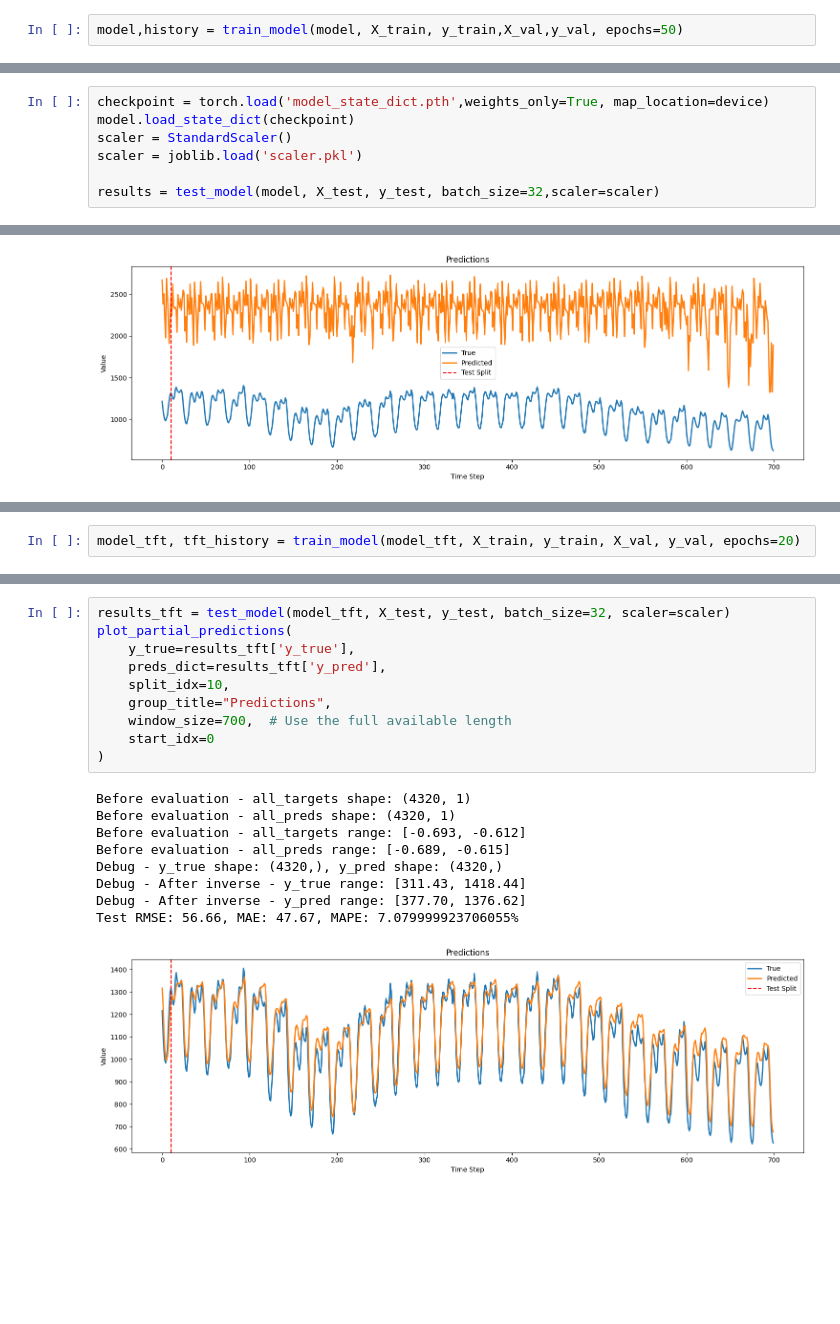
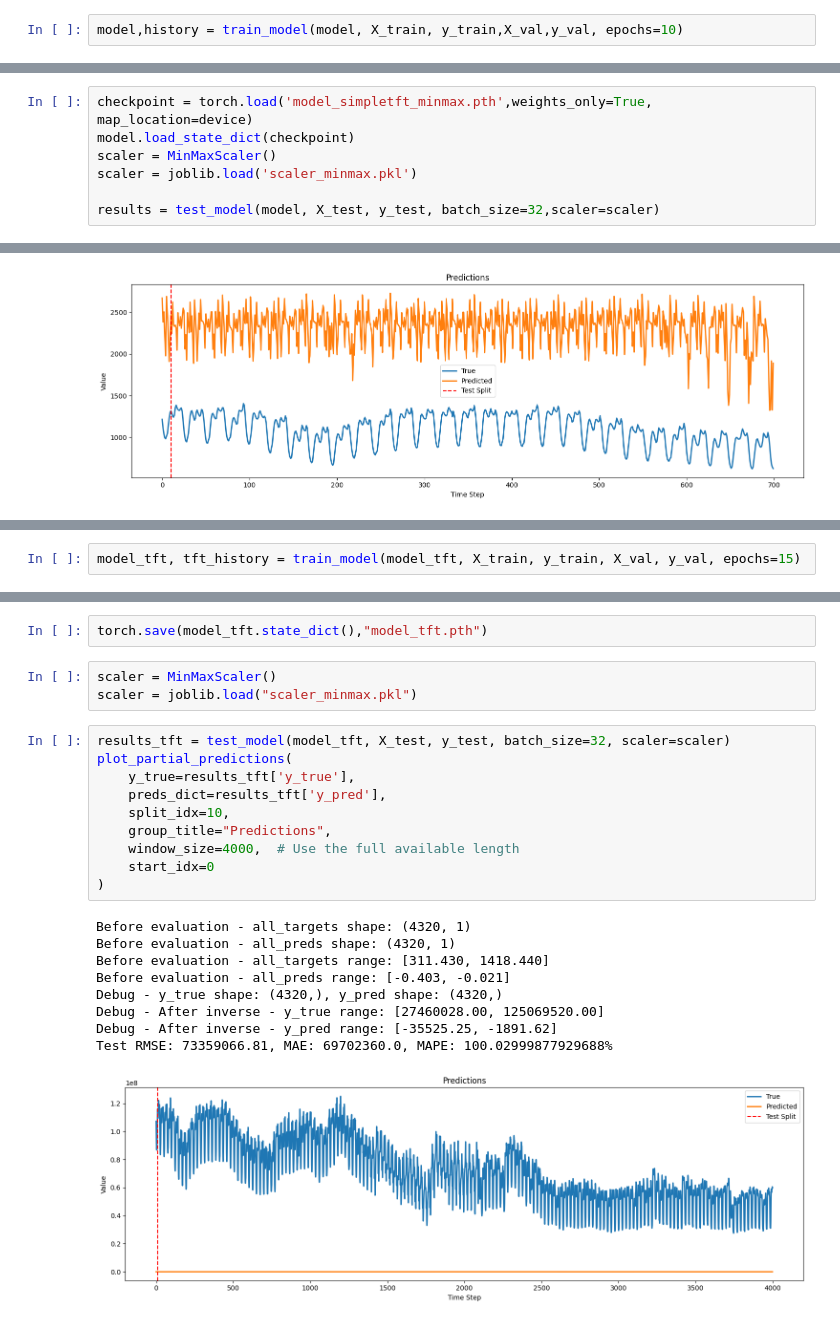
Before and after one commit to H1406/energy-forecasting, a Jupyter notebook: model.ipynb, the cells around one changed output, grey strips where cells are left out. Drawn from its saved outputs; the diff is of its cells as text; blank space fills up the shorter version.

Commit message:
model training

```diff
--- a/model.ipynb
+++ b/model.ipynb
@@ -449,5 +459,5 @@ model.load_state_dict(torch.load('model_state_dict.pth', map_location=device))
 # %%
-model,history = train_model(model, X_train, y_train,X_val,y_val, epochs=50)
+model,history = train_model(model, X_train, y_train,X_val,y_val, epochs=10)
 # %% [output]
 Using device: mps
 Starting training...
@@ -554,10 +553,10 @@ def test_model(model, X_test, y_test, batch_size=32, scaler=None):
         'y_pred': y_pred_inv
     }
 # %%
-checkpoint = torch.load('model_state_dict.pth',weights_only=True, map_location=device)
+checkpoint = torch.load('model_simpletft_minmax.pth',weights_only=True, map_location=device)
 model.load_state_dict(checkpoint)
-scaler = StandardScaler()
-scaler = joblib.load('scaler.pkl')
+scaler = MinMaxScaler()
+scaler = joblib.load('scaler_minmax.pkl')
 
 results = test_model(model, X_test, y_test, batch_size=32,scaler=scaler)
 # %% [output]
@@ -1378,7 +1360,7 @@ model_tft = TFTWithTrendTraining(
     num_attention_heads=4
 )
 # %%
-model_tft, tft_history = train_model(model_tft, X_train, y_train, X_val, y_val, epochs=20)
+model_tft, tft_history = train_model(model_tft, X_train, y_train, X_val, y_val, epochs=15)
 # %% [output]
 Using device: mps
 Starting training...
@@ -1397,20 +1368,25 @@ Epoch 11/20 - Train Loss: 0.000954, Val Loss: 0.000041
+# %%
+torch.save(model_tft.state_dict(),"model_tft.pth")
+# %%
+scaler = MinMaxScaler()
+scaler = joblib.load("scaler_minmax.pkl")
 # %%
 results_tft = test_model(model_tft, X_test, y_test, batch_size=32, scaler=scaler)
 plot_partial_predictions(
     y_true=results_tft['y_true'],
     preds_dict=results_tft['y_pred'],
     split_idx=10,
     group_title="Predictions",
-    window_size=700,  # Use the full available length
+    window_size=4000,  # Use the full available length
     start_idx=0
 )
 # %% [output]
 Before evaluation - all_targets shape: (4320, 1)
 Before evaluation - all_preds shape: (4320, 1)
-Before evaluation - all_targets range: [-0.693, -0.612]
-Before evaluation - all_preds range: [-0.689, -0.615]
+Before evaluation - all_targets range: [311.430, 1418.440]
+Before evaluation - all_preds range: [-0.403, -0.021]
 Debug - y_true shape: (4320,), y_pred shape: (4320,)
-Debug - After inverse - y_true range: [311.43, 1418.44]
-Debug - After inverse - y_pred range: [377.70, 1376.62]
-Test RMSE: 56.66, MAE: 47.67, MAPE: 7.079999923706055%
+Debug - After inverse - y_true range: [27460028.00, 125069520.00]
+Debug - After inverse - y_pred range: [-35525.25, -1891.62]
+Test RMSE: 73359066.81, MAE: 69702360.0, MAPE: 100.02999877929688%
-[figure, old version]
+[figure, new version]
```
Also changed, not shown: parts of 11 cells of this notebook, 4 other files.
